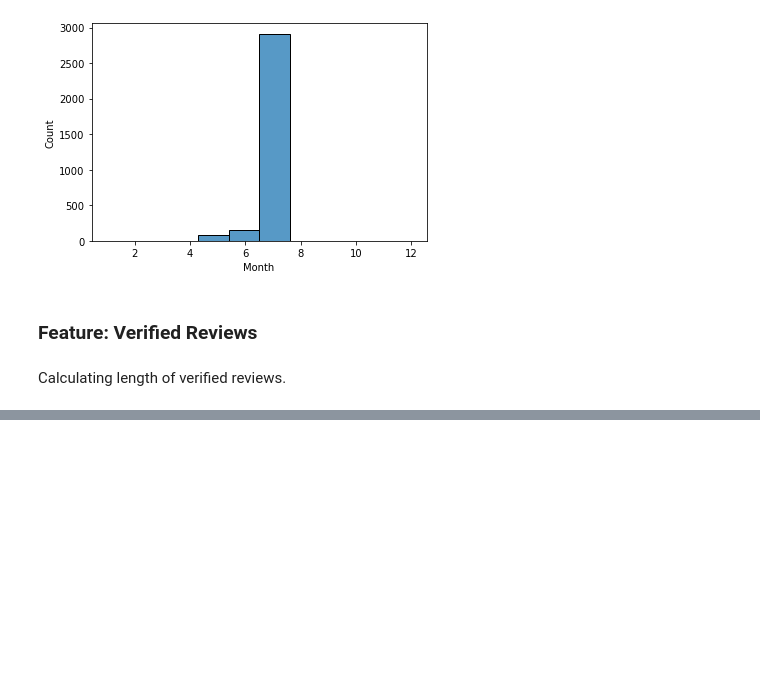
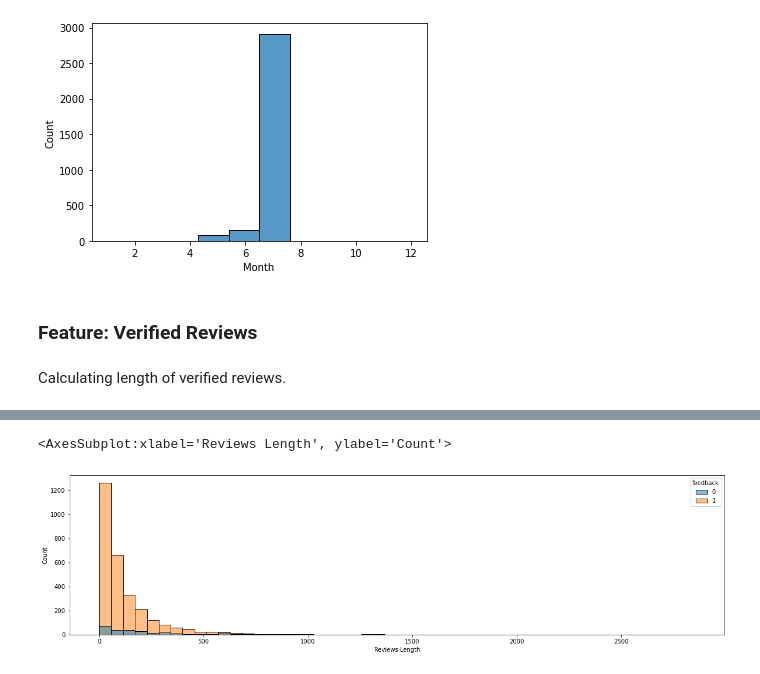
Before and after one commit to ddahiya16/Amazon-Alexa-Review-Analysis, a Jupyter notebook: Amazon Alexa Reviews Analysis.ipynb, the cells around one changed output, grey strips where cells are left out. Saved outputs shown, nothing was run; the diff lists cells and outputs as text; code cells hidden in the pictures; blank space fills up the shorter version.

```diff
--- a/Amazon Alexa Reviews Analysis.ipynb
+++ b/Amazon Alexa Reviews Analysis.ipynb
@@ -137,0 +152,7 @@ IndexError: list assignment index out of range
+# %%
+fig_dims = (20, 5)
+fig, ax = plt.subplots(figsize=fig_dims)
+sns.histplot(data=df, x="Reviews Length", bins= 50, ax = ax, hue = 'feedback')
+# %% [output]
+<AxesSubplot:xlabel='Reviews Length', ylabel='Count'>
+[figure, added]
```
Also changed, not shown: parts of 3 cells of this notebook.
